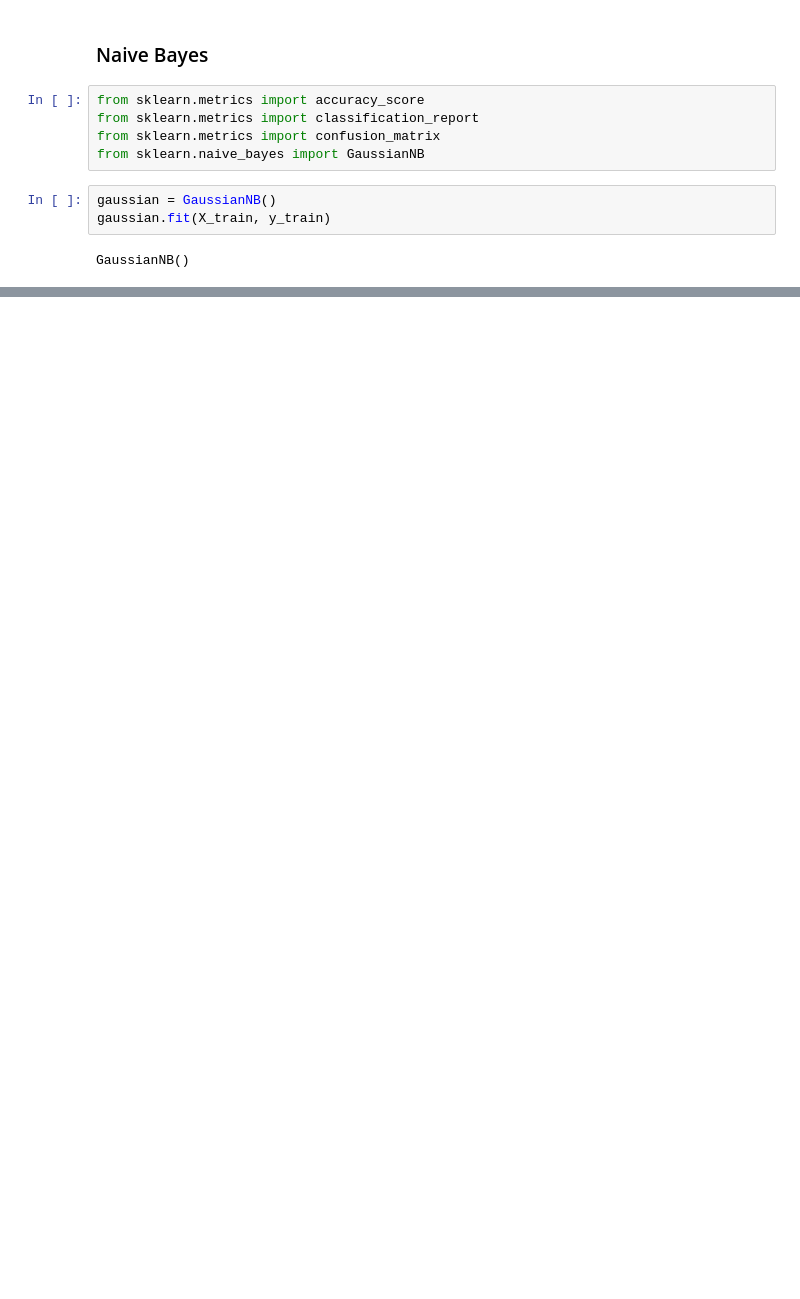
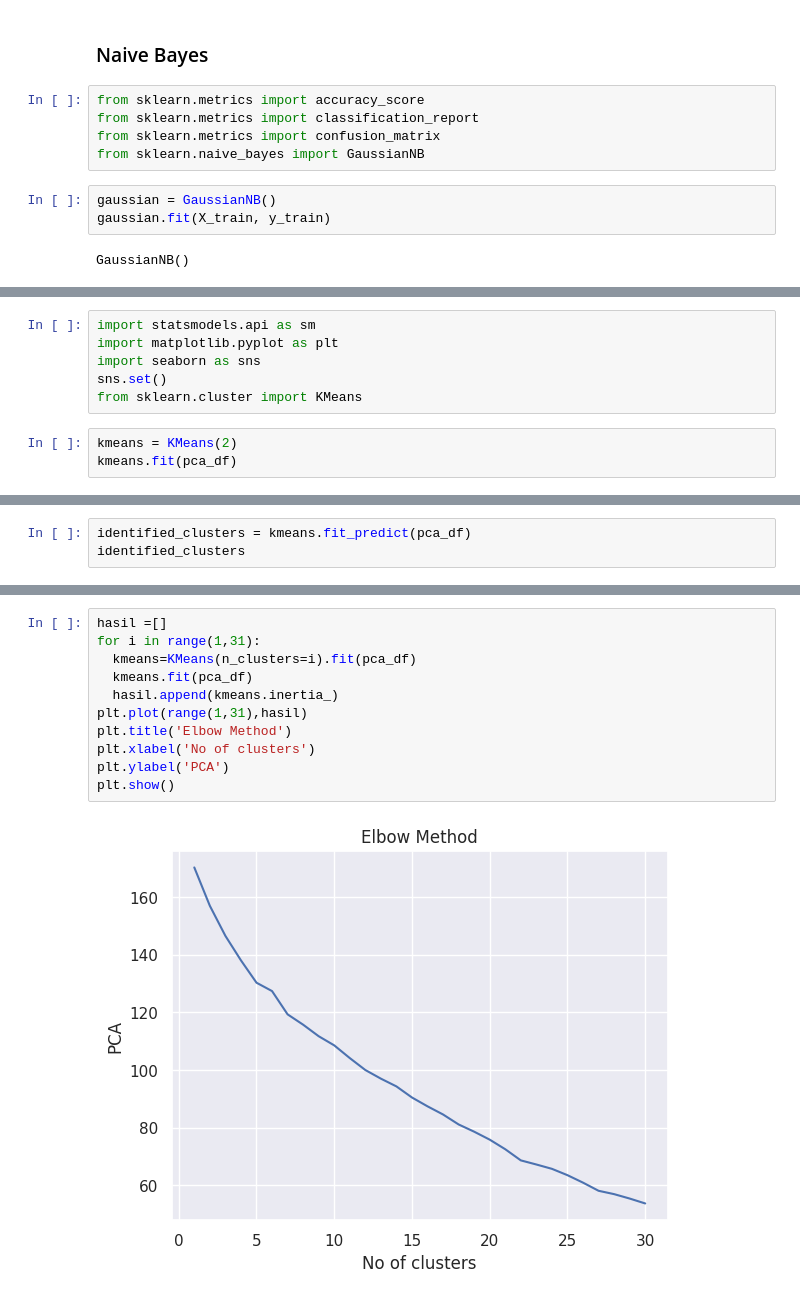
Before and after one commit to ZuniAmandaDewi/prosaindata, a Jupyter notebook: _sources/tugas_psd/UTS.ipynb, the cells around one changed output, grey strips where cells are left out. Saved outputs shown, nothing was run; the diff lists cells and outputs as text; blank space fills up the shorter version.

```diff
--- a/_sources/tugas_psd/UTS.ipynb
+++ b/_sources/tugas_psd/UTS.ipynb
@@ -426,0 +485,9 @@ weighted avg       0.84      0.83      0.83       161
+# %%
+import statsmodels.api as sm
+import matplotlib.pyplot as plt
+import seaborn as sns
+sns.set()
+from sklearn.cluster import KMeans
+# %%
+kmeans = KMeans(2)
+kmeans.fit(pca_df)
@@ -426,0 +496,3 @@ weighted avg       0.84      0.83      0.83       161
+# %%
+identified_clusters = kmeans.fit_predict(pca_df)
+identified_clusters
@@ -426,0 +517,13 @@ weighted avg       0.84      0.83      0.83       161
+# %%
+hasil =[]
+for i in range(1,31):
+  kmeans=KMeans(n_clusters=i).fit(pca_df)
+  kmeans.fit(pca_df)
+  hasil.append(kmeans.inertia_)
+plt.plot(range(1,31),hasil)
+plt.title('Elbow Method')
+plt.xlabel('No of clusters')
+plt.ylabel('PCA')
+plt.show()
+# %% [output]
+[figure, added]
```
Also changed, not shown: parts of 16 cells of this notebook, 4 other files.
